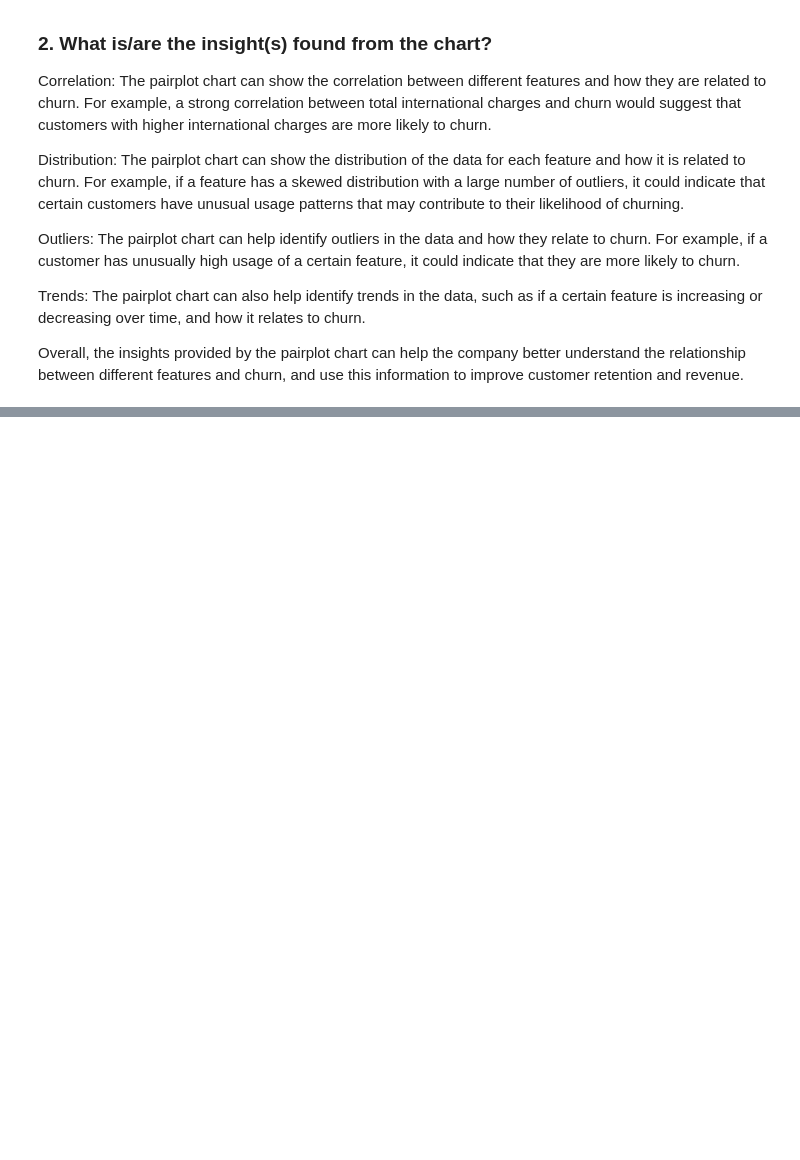
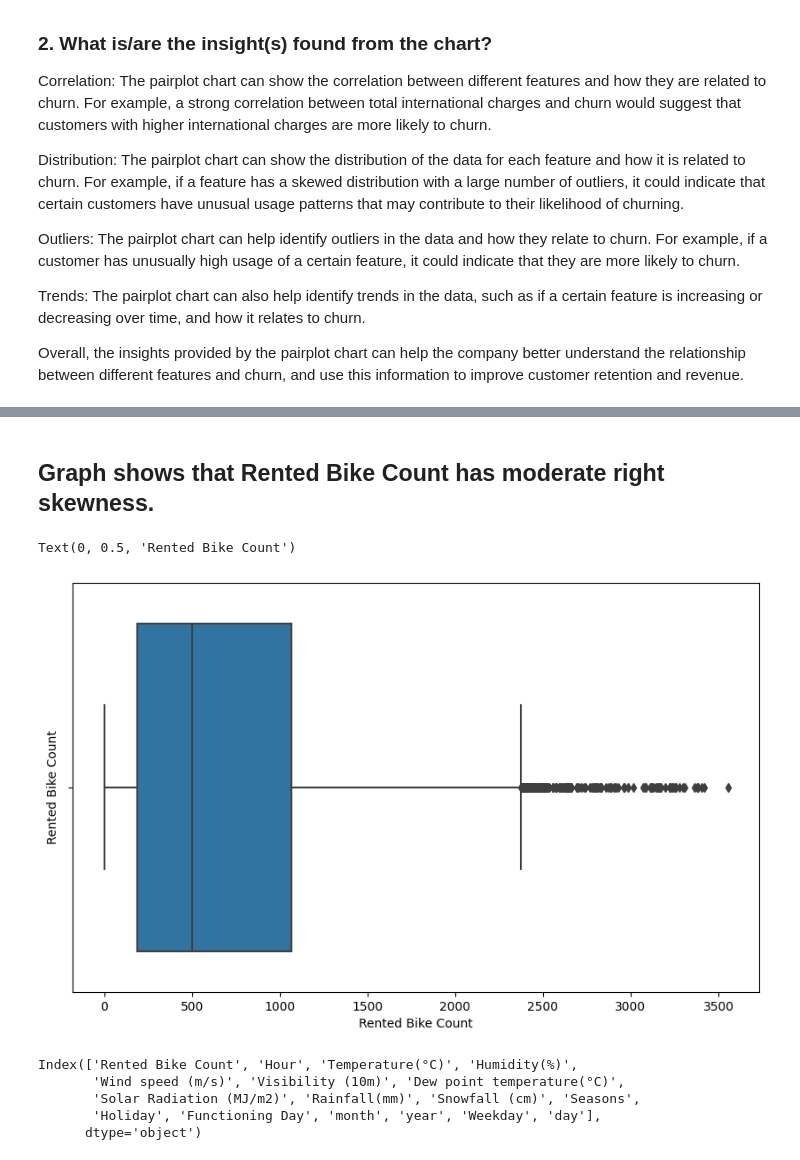
Before and after one commit to rajkumarshedage/Bike-Sharing-Demand-Prediction, a Jupyter notebook: Bike_Sharing_Demand_Prediction.ipynb, the cells around one changed output, grey strips where cells are left out. Cells and saved outputs as stored; diff of their text form; code cells hidden in the pictures; blank space fills up the shorter version.

```diff
--- a/Bike_Sharing_Demand_Prediction.ipynb
+++ b/Bike_Sharing_Demand_Prediction.ipynb
@@ -822,0 +887,19 @@ Overall, the insights provided by the pairplot chart can help the company better
+# %% [markdown]
+## Graph shows that Rented Bike Count has moderate right skewness.
+# %%
+## Boxplot of Rented Bike Count to check outliers
+
+plt.figure(figsize = (10,6))
+sns.boxplot(x = df['Rented Bike Count'])
+plt.ylabel('Rented Bike Count')
+# %% [output]
+Text(0, 0.5, 'Rented Bike Count')
+[figure, added]
+# %%
+df.columns
+# %% [output]
+Index(['Rented Bike Count', 'Hour', 'Temperature(°C)', 'Humidity(%)',
+       'Wind speed (m/s)', 'Visibility (10m)', 'Dew point temperature(°C)',
+       'Solar Radiation (MJ/m2)', 'Rainfall(mm)', 'Snowfall (cm)', 'Seasons',
+       'Holiday', 'Functioning Day', 'month', 'year', 'Weekday', 'day'],
+      dtype='object')
```
Also changed, not shown: parts of 10 cells of this notebook.
